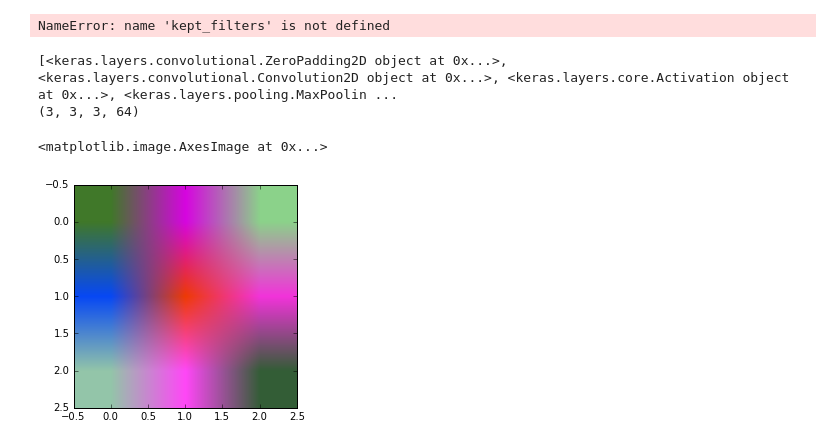
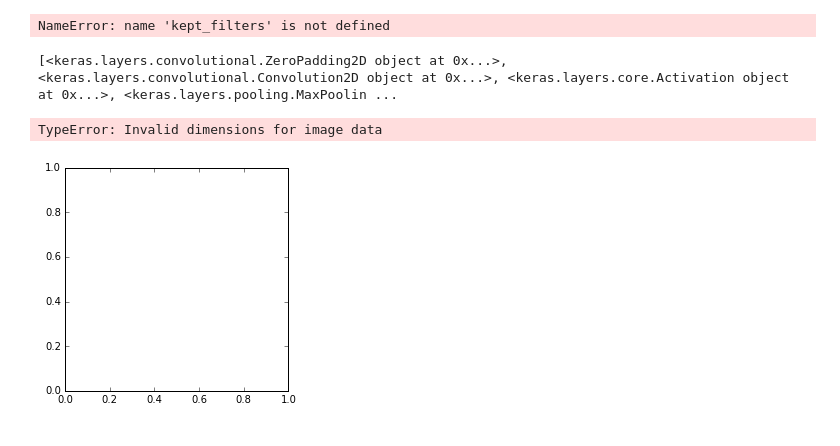
Before and after one commit to gusostow/cifar-capstone, a Jupyter notebook: notebooks/activity visualizations.ipynb, the cells around one changed output. Cells and saved outputs as stored; diff of their text form; code cells hidden in the pictures.

```diff
--- a/notebooks/activity visualizations.ipynb
+++ b/notebooks/activity visualizations.ipynb
@@ -165,13 +145,10 @@ for i in range(len(kept_filters)):
     imsave("saved_filters/conv3_filter_" + str(i) + ".png", kept_filters[i][0])
 # %%
 print model.layers
-conv1_filters = model.layers[1].get_weights()[0]
-conv1_filters =
-print conv1_filters.shape
+conv3_filters = model.layers[9].get_weights()[0]
 
-plt.imshow(conv1_filters[:,:,:, 31])
+plt.imshow(deprocess_image(conv3_filters[:,:,:, 5]))
 # %% [output]
 [<keras.layers.convolutional.ZeroPadding2D object at 0x...>, <keras.layers.convolutional.Convolution2D object at 0x...>, <keras.layers.core.Activation object at 0x...>, <keras.layers.pooling.MaxPoolin ...
-(3, 3, 3, 64)
-<matplotlib.image.AxesImage at 0x...>
+TypeError: Invalid dimensions for image data
-[figure, old version]
+[figure, new version]
```
Also changed, not shown: parts of 1 cell of this notebook, 17 other files.
